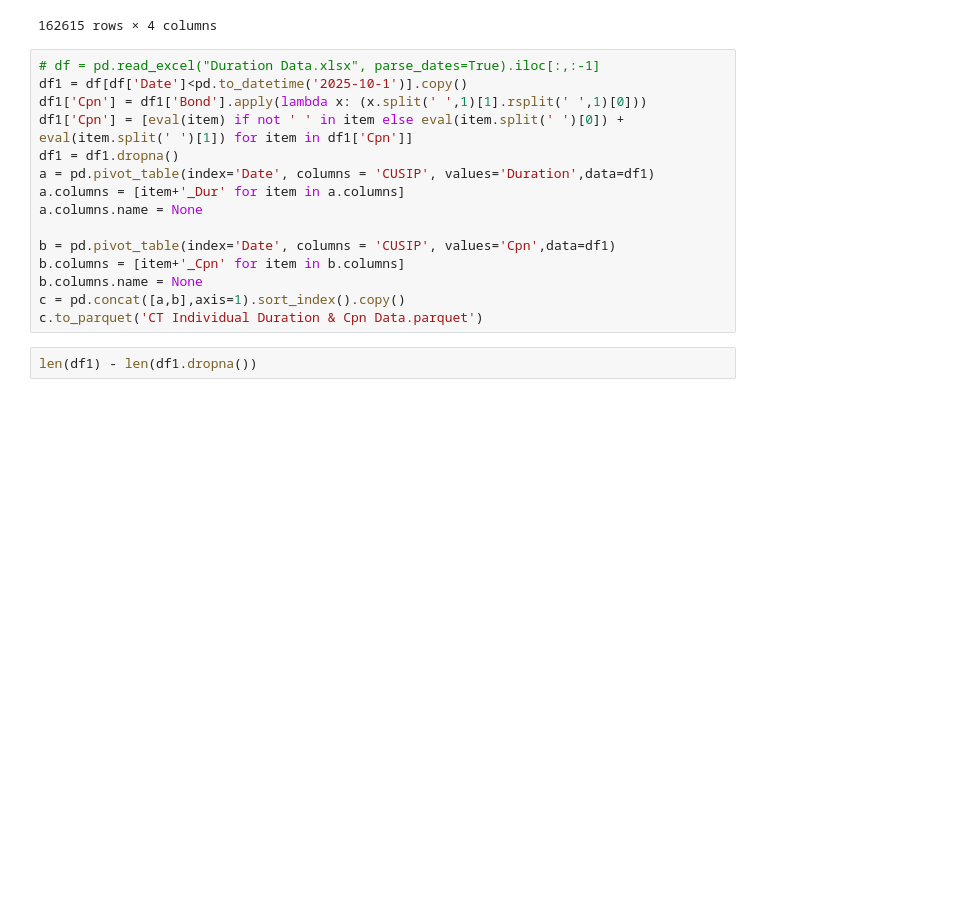
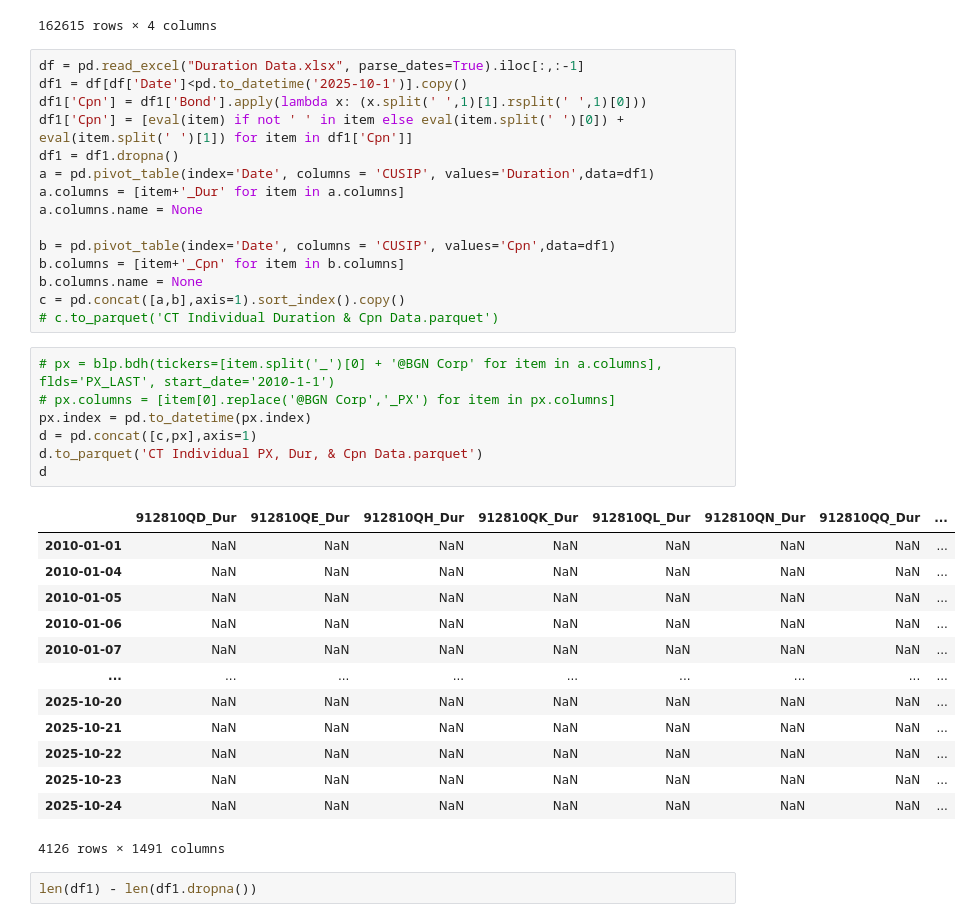
Before and after one commit to vasusharmaiiicm/58.-EM-Basis-Backtest, a Jupyter notebook: Gathering BBG Dur Data.ipynb, the cells around one changed output. Drawn from its saved outputs; the diff is of its cells as text; blank space fills up the shorter version.

```diff
--- a/Gathering BBG Dur Data.ipynb
+++ b/Gathering BBG Dur Data.ipynb
@@ -104,7 +104,7 @@ new_x
 | 162614 | 2026-11-20 | T 4 3/4 08/15/55 | 30Y | 912810UM |
 162615 rows × 4 columns
 # %%
-# df = pd.read_excel("Duration Data.xlsx", parse_dates=True).iloc[:,:-1]
+df = pd.read_excel("Duration Data.xlsx", parse_dates=True).iloc[:,:-1]
 df1 = df[df['Date']<pd.to_datetime('2025-10-1')].copy()
 df1['Cpn'] = df1['Bond'].apply(lambda x: (x.split(' ',1)[1].rsplit(' ',1)[0]))
 df1['Cpn'] = [eval(item) if not ' ' in item else eval(item.split(' ')[0]) + eval(item.split(' ')[1]) for item in df1['Cpn']]
@@ -117,7 +117,28 @@ b = pd.pivot_table(index='Date', columns = 'CUSIP', values='Cpn',data=df1)
 b.columns = [item+'_Cpn' for item in b.columns]
 b.columns.name = None
 c = pd.concat([a,b],axis=1).sort_index().copy()
-c.to_parquet('CT Individual Duration & Cpn Data.parquet')
+# c.to_parquet('CT Individual Duration & Cpn Data.parquet')
+# %%
+# px = blp.bdh(tickers=[item.split('_')[0] + '@BGN Corp' for item in a.columns], flds='PX_LAST', start_date='2010-1-1')
+# px.columns = [item[0].replace('@BGN Corp','_PX') for item in px.columns]
+px.index = pd.to_datetime(px.index)
+d = pd.concat([c,px],axis=1)
+d.to_parquet('CT Individual PX, Dur, & Cpn Data.parquet')
+d
+# %% [output]
+|  | 912810QD_Dur | 912810QE_Dur | 912810QH_Dur | 912810QK_Dur | 912810QL_Dur | 912810QN_Dur | 912810QQ_Dur | ... |
+| 2010-01-01 | NaN | NaN | NaN | NaN | NaN | NaN | NaN | ... |
+| 2010-01-04 | NaN | NaN | NaN | NaN | NaN | NaN | NaN | ... |
+| 2010-01-05 | NaN | NaN | NaN | NaN | NaN | NaN | NaN | ... |
+| 2010-01-06 | NaN | NaN | NaN | NaN | NaN | NaN | NaN | ... |
+| 2010-01-07 | NaN | NaN | NaN | NaN | NaN | NaN | NaN | ... |
+| ... | ... | ... | ... | ... | ... | ... | ... | ... |
+| 2025-10-20 | NaN | NaN | NaN | NaN | NaN | NaN | NaN | ... |
+| 2025-10-21 | NaN | NaN | NaN | NaN | NaN | NaN | NaN | ... |
+| 2025-10-22 | NaN | NaN | NaN | NaN | NaN | NaN | NaN | ... |
+| 2025-10-23 | NaN | NaN | NaN | NaN | NaN | NaN | NaN | ... |
+| 2025-10-24 | NaN | NaN | NaN | NaN | NaN | NaN | NaN | ... |
+4126 rows × 1491 columns
 # %%
 len(df1) - len(df1.dropna())
 # %% [output]
```
Also changed, not shown: 2 other files.
